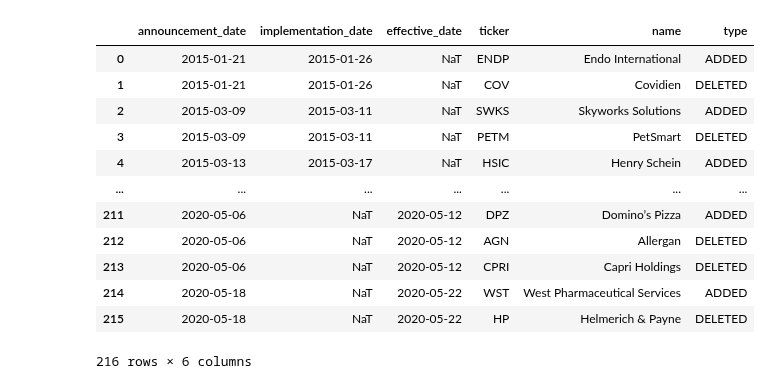
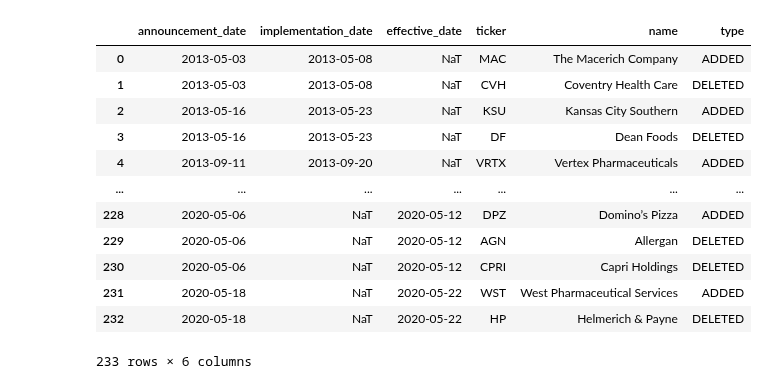
Before and after one commit to yingchen0505/analyzingalpha, a Jupyter notebook: sp500-historical-components-and-changes/SP500_Announcement_Analysis.ipynb, the cells around one changed output. Saved outputs shown, nothing was run; the diff lists cells and outputs as text; code cells hidden in the pictures.

```diff
--- a/sp500-historical-components-and-changes/SP500_Announcement_Analysis.ipynb
+++ b/sp500-historical-components-and-changes/SP500_Announcement_Analysis.ipynb
@@ -11,38 +11,38 @@ import itertools
 # %%
 sp500_history = pd.read_excel('./sp500_rebalance_announcements.xlsx')
 sp500_history['implementation_date'] = pd.to_datetime(sp500_history['implementation_date'])
 sp500_history['effective_date'] = pd.to_datetime(sp500_history['effective_date'])
 sp500_history['announcement_date'] = pd.to_datetime(sp500_history['announcement_date'])
 sp500_history = sp500_history[['announcement_date', 'implementation_date', 'effective_date', 'ticker', 'name', 'type']]
 
-start_date = datetime.strptime('2015-1-1', '%Y-%m-%d')
+start_date = datetime.strptime('2013-1-1', '%Y-%m-%d')
 end_date = datetime.strptime('2020-12-31', '%Y-%m-%d')
 
 # greater than the start date and smaller than the end date
 mask = (sp500_history['announcement_date'] >= start_date) & (sp500_history['announcement_date'] <= end_date)
 sp500_history = sp500_history.loc[mask]
 
 # Sort
 sp500_history = sp500_history.sort_values(['announcement_date', 'type'], ascending=[True, True])
 
 sp500_history = sp500_history.drop_duplicates()
 sp500_history = sp500_history.reset_index(drop=True)
 
 sp500_history
 # %% [output]
 |  | announcement_date | implementation_date | effective_date | ticker | name | type |
-| 0 | 2015-01-21 | 2015-01-26 | NaT | ENDP | Endo International | ADDED |
-| 1 | 2015-01-21 | 2015-01-26 | NaT | COV | Covidien | DELETED |
-| 2 | 2015-03-09 | 2015-03-11 | NaT | SWKS | Skyworks Solutions | ADDED |
-| 3 | 2015-03-09 | 2015-03-11 | NaT | PETM | PetSmart | DELETED |
-| 4 | 2015-03-13 | 2015-03-17 | NaT | HSIC | Henry Schein | ADDED |
+| 0 | 2013-05-03 | 2013-05-08 | NaT | MAC | The Macerich Company | ADDED |
+| 1 | 2013-05-03 | 2013-05-08 | NaT | CVH | Coventry Health Care | DELETED |
+| 2 | 2013-05-16 | 2013-05-23 | NaT | KSU | Kansas City Southern | ADDED |
+| 3 | 2013-05-16 | 2013-05-23 | NaT | DF | Dean Foods | DELETED |
+| 4 | 2013-09-11 | 2013-09-20 | NaT | VRTX | Vertex Pharmaceuticals | ADDED |
 | ... | ... | ... | ... | ... | ... | ... |
-| 211 | 2020-05-06 | NaT | 2020-05-12 | DPZ | Domino’s Pizza | ADDED |
-| 212 | 2020-05-06 | NaT | 2020-05-12 | AGN | Allergan | DELETED |
-| 213 | 2020-05-06 | NaT | 2020-05-12 | CPRI | Capri Holdings | DELETED |
-| 214 | 2020-05-18 | NaT | 2020-05-22 | WST | West Pharmaceutical Services | ADDED |
-| 215 | 2020-05-18 | NaT | 2020-05-22 | HP | Helmerich & Payne | DELETED |
+| 228 | 2020-05-06 | NaT | 2020-05-12 | DPZ | Domino’s Pizza | ADDED |
+| 229 | 2020-05-06 | NaT | 2020-05-12 | AGN | Allergan | DELETED |
+| 230 | 2020-05-06 | NaT | 2020-05-12 | CPRI | Capri Holdings | DELETED |
+| 231 | 2020-05-18 | NaT | 2020-05-22 | WST | West Pharmaceutical Services | ADDED |
+| 232 | 2020-05-18 | NaT | 2020-05-22 | HP | Helmerich & Payne | DELETED |
-216 rows × 6 columns
+233 rows × 6 columns
 # %%
 calendar = pd.read_excel('./Nasdaq_Trading_Calendar.xlsx', sheet_name=None)
 rebal_dates = []
```
Also changed, not shown: parts of 3 cells of this notebook, 1 other file.
